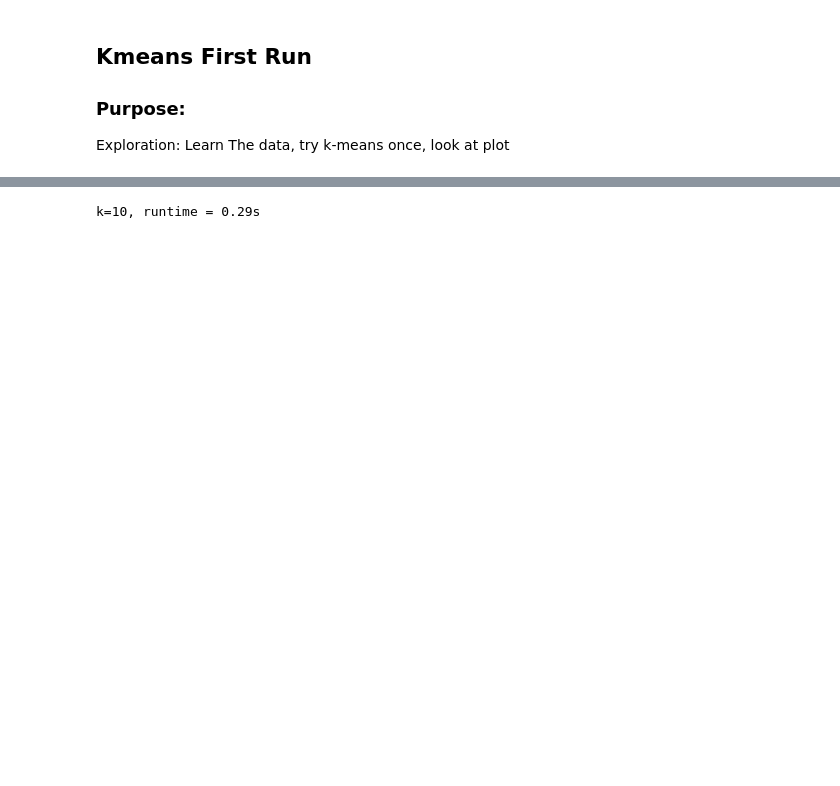
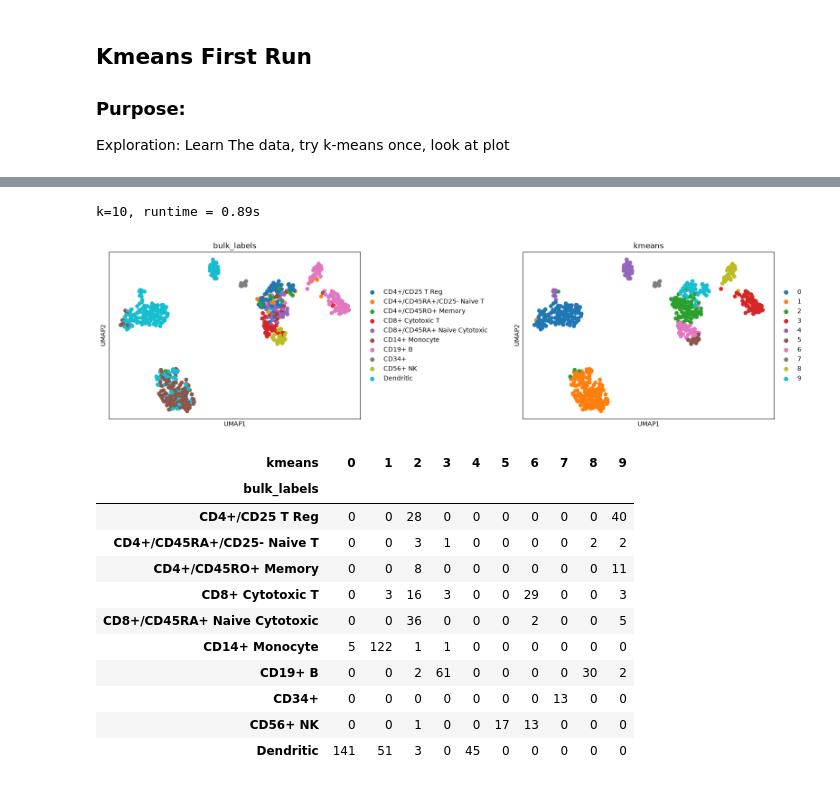
Before and after one commit to abhiapturo/3800-team-7, a Jupyter notebook: notebooks/01_kmeans_first_run.ipynb, the cells around one changed output, grey strips where cells are left out. Cells and saved outputs as stored; diff of their text form; code cells hidden in the pictures; blank space fills up the shorter version.

Commit message:
data preprocessing script, notebook kmeans and result

```diff
--- a/notebooks/01_kmeans_first_run.ipynb
+++ b/notebooks/01_kmeans_first_run.ipynb
@@ -12,5 +15,8 @@ os.environ["OMP_NUM_THREADS"]="3"
+# %%
+ROOT = Path("..")
+config =  yaml.safe_load(open(ROOT/"config.yaml"))
 # %%
-adata = sc.datasets.pbmc68k_reduced()
+adata = sc.read_h5ad(ROOT/config["data_path"])
 adata
 # %% [output]
 AnnData object with n_obs × n_vars = 700 × 765
@@ -27,0 +44,4 @@ k = adata.obs["bulk_labels"].nunique()
+# %%
+x = adata.obsm["X_pca"]
+k = adata.obs[config["label_column"]].nunique()
+print(adata, x.shape, k)
@@ -28,12 +56,29 @@ k = adata.obs["bulk_labels"].nunique()
 # %%
 start =  time.perf_counter()
-km = KMeans(n_clusters = k, n_init=10, random_state=0).fit(x)
+km = KMeans(n_clusters = k, n_init= config["kmeans_n_init"], random_state= config["random_state"]).fit(x)
 runtime = time.perf_counter() - start
 # %%
 adata.obs["kmeans"]= pd.Categorical(km.labels_.astype(str))
 print(f"k={k}, runtime = {runtime:.2f}s")
 # %% [output]
-k=10, runtime = 0.29s
+k=10, runtime = 0.89s
+# %%
+sc.pl.umap(adata, color= [config["label_column"], "kmeans"], wspace = 0.5)
+pd.crosstab(adata.obs[config["label_column"]], adata.obs["kmeans"])
+# %% [output]
+[figure, added]
+| kmeans | 0 | 1 | 2 | 3 | 4 | 5 | 6 | 7 | 8 | 9 |
+| bulk_labels |  |  |  |  |  |  |  |  |  |  |
+| CD4+/CD25 T Reg | 0 | 0 | 28 | 0 | 0 | 0 | 0 | 0 | 0 | 40 |
+| CD4+/CD45RA+/CD25- Naive T | 0 | 0 | 3 | 1 | 0 | 0 | 0 | 0 | 2 | 2 |
+| CD4+/CD45RO+ Memory | 0 | 0 | 8 | 0 | 0 | 0 | 0 | 0 | 0 | 11 |
+| CD8+ Cytotoxic T | 0 | 3 | 16 | 3 | 0 | 0 | 29 | 0 | 0 | 3 |
+| CD8+/CD45RA+ Naive Cytotoxic | 0 | 0 | 36 | 0 | 0 | 0 | 2 | 0 | 0 | 5 |
+| CD14+ Monocyte | 5 | 122 | 1 | 1 | 0 | 0 | 0 | 0 | 0 | 0 |
+| CD19+ B | 0 | 0 | 2 | 61 | 0 | 0 | 0 | 0 | 30 | 2 |
+| CD34+ | 0 | 0 | 0 | 0 | 0 | 0 | 0 | 13 | 0 | 0 |
+| CD56+ NK | 0 | 0 | 1 | 0 | 0 | 17 | 13 | 0 | 0 | 0 |
+| Dendritic | 141 | 51 | 3 | 0 | 45 | 0 | 0 | 0 | 0 | 0 |
 # %%
 result = pd.DataFrame({
     "cell_id":adata.obs_names,
```
Also changed, not shown: parts of 8 cells of this notebook, 4 other files.
